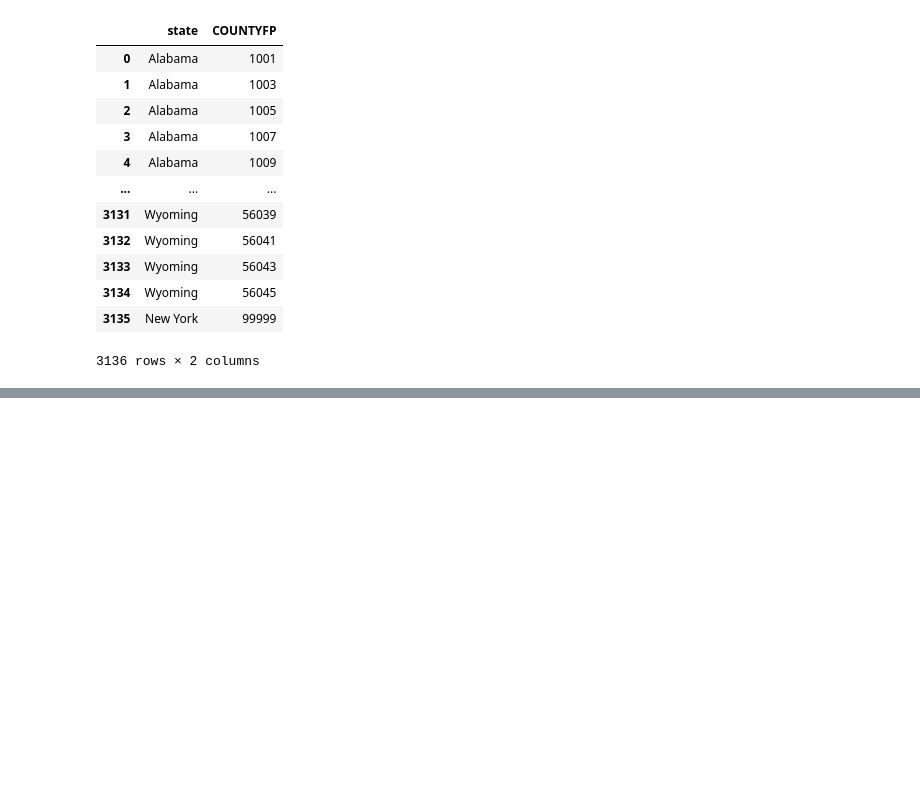
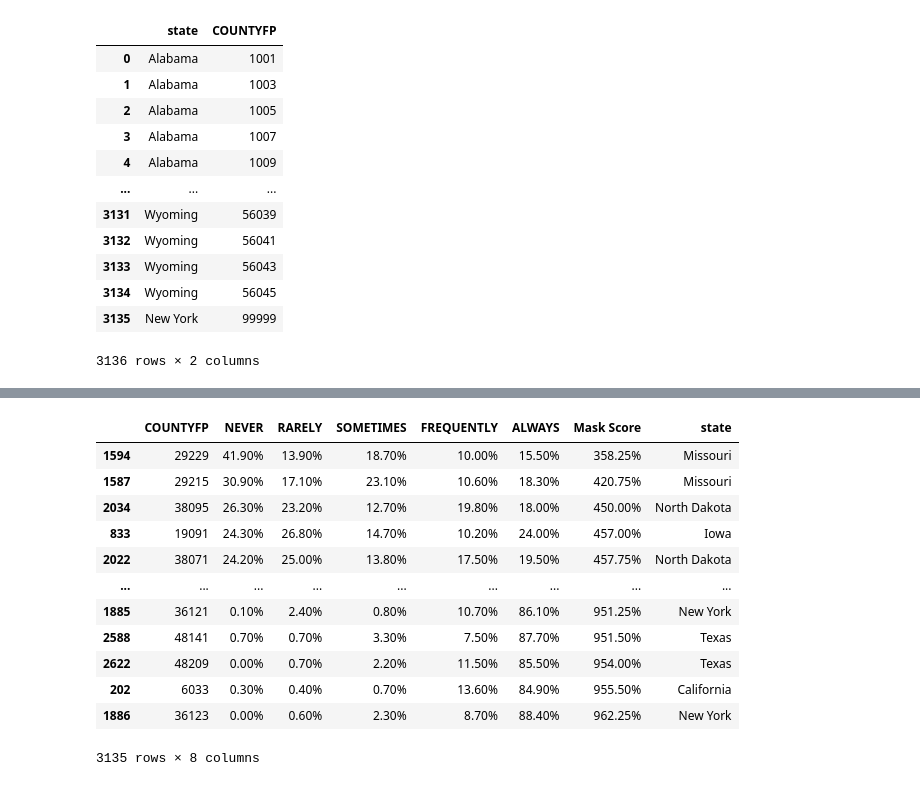
Before and after one commit to emersonmolett/Project-1, a Jupyter notebook: importingCSVs.ipynb, the cells around one changed output, grey strips where cells are left out. Cells and saved outputs as stored; diff of their text form; code cells hidden in the pictures; blank space fills up the shorter version.

```diff
--- a/importingCSVs.ipynb
+++ b/importingCSVs.ipynb
@@ -843,4 +843,21 @@ merged_df
 3135 rows × 8 columns
+# %%
+merged_df = merged_df.sort_values("Mask Score")
+merged_df
+# %% [output]
+|  | COUNTYFP | NEVER | RARELY | SOMETIMES | FREQUENTLY | ALWAYS | Mask Score | state |
+| 1594 | 29229 | 41.90% | 13.90% | 18.70% | 10.00% | 15.50% | 358.25% | Missouri |
+| 1587 | 29215 | 30.90% | 17.10% | 23.10% | 10.60% | 18.30% | 420.75% | Missouri |
+| 2034 | 38095 | 26.30% | 23.20% | 12.70% | 19.80% | 18.00% | 450.00% | North Dakota |
+| 833 | 19091 | 24.30% | 26.80% | 14.70% | 10.20% | 24.00% | 457.00% | Iowa |
+| 2022 | 38071 | 24.20% | 25.00% | 13.80% | 17.50% | 19.50% | 457.75% | North Dakota |
+| ... | ... | ... | ... | ... | ... | ... | ... | ... |
+| 1885 | 36121 | 0.10% | 2.40% | 0.80% | 10.70% | 86.10% | 951.25% | New York |
+| 2588 | 48141 | 0.70% | 0.70% | 3.30% | 7.50% | 87.70% | 951.50% | Texas |
+| 2622 | 48209 | 0.00% | 0.70% | 2.20% | 11.50% | 85.50% | 954.00% | Texas |
+| 202 | 6033 | 0.30% | 0.40% | 0.70% | 13.60% | 84.90% | 955.50% | California |
+| 1886 | 36123 | 0.00% | 0.60% | 2.30% | 8.70% | 88.40% | 962.25% | New York |
+3135 rows × 8 columns
 # %%
 x_values = merged_df["state"]
 y_values = merged_df["Mask Score"]
```
Also changed, not shown: parts of 5 cells of this notebook.
